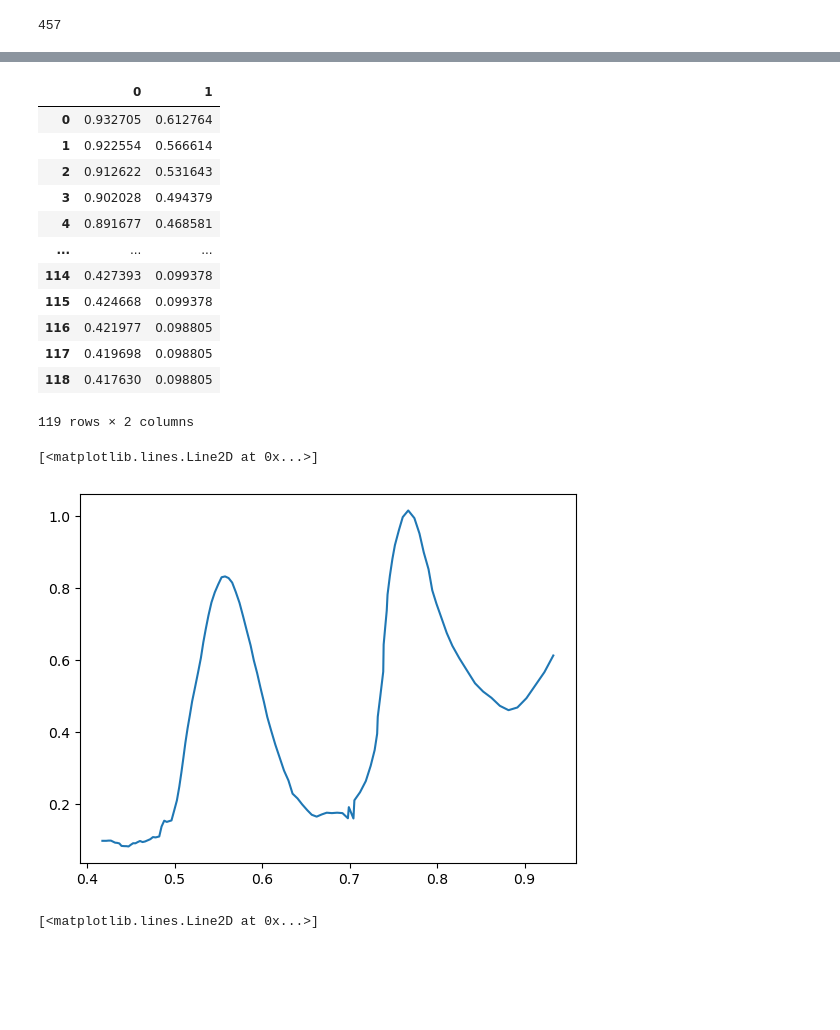
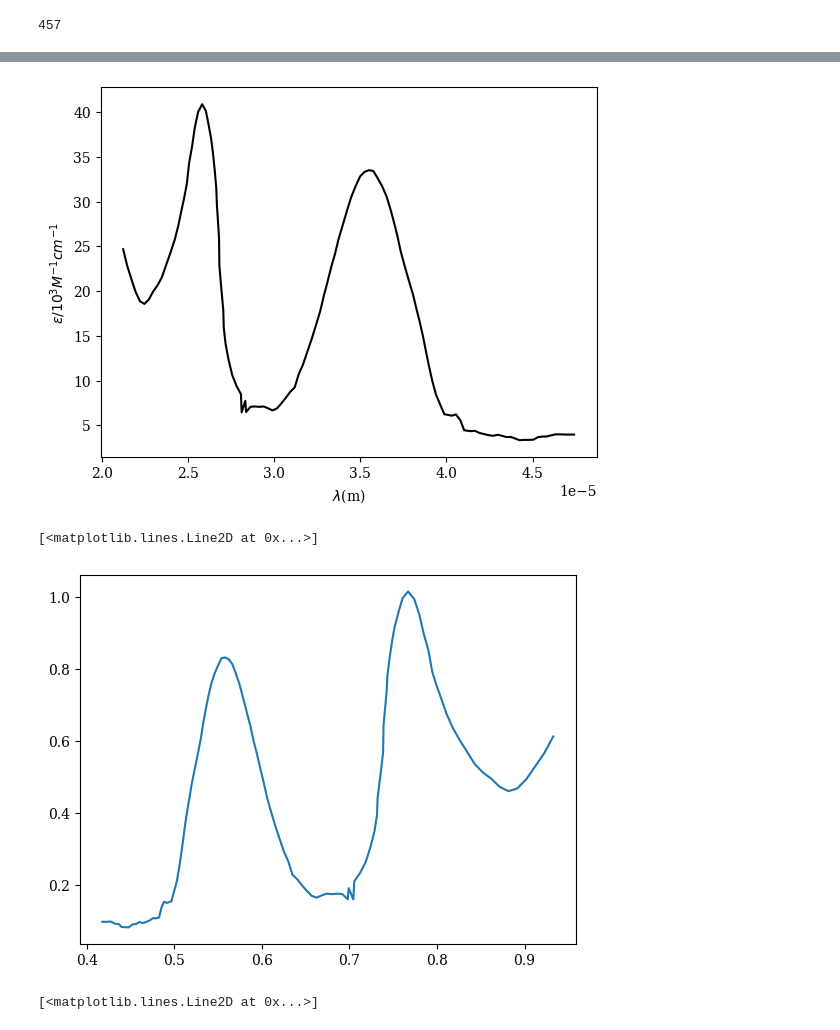
Before and after one commit to robalvess/Projeto-1---2025, a Jupyter notebook: try.ipynb, the cells around one changed output, grey strips where cells are left out. Saved outputs shown, nothing was run; the diff lists cells and outputs as text; code cells hidden in the pictures; blank space fills up the shorter version.

```diff
--- a/try.ipynb
+++ b/try.ipynb
@@ -187,5 +187,12 @@ plt.legend()
+# %%
+dataDY = pd.read_csv('dataDY.csv', sep =';', header=None)
+plt.plot(dataDY.iloc[:,0], dataDY.iloc[:,1], color = 'black')
+plt.ylabel('$\epsilon/10^3 M^{-1} cm^{-1} $')
+plt.xlabel('$\lambda$(m)')
+plt.savefig('dataDY2absorption.pdf', format='pdf')
+# %% [output]
+[figure, added]
 # %%
-dataDY = pd.read_csv('dataDY.csv', sep =';', header=None)
 dataDY.iloc[:,0] = 1/(dataDY.iloc[:,0])
 conversion = 789/629.016
 dataDY.iloc[:,1] = dataDY.iloc[:,1]*1e3*conversion
@@ -195,25 +202,10 @@ the absorption is very different than the one in the other papers. This differen
 it causes a shift of 3 orders in the mixing angle.'''
 
 dataDY
+plt.plot(dataDY.iloc[:,0], dataDY.iloc[:,1])
 # %% [output]
-|  | 0 | 1 |
-| 0 | 0.932705 | 0.612764 |
-| 1 | 0.922554 | 0.566614 |
-| 2 | 0.912622 | 0.531643 |
-| 3 | 0.902028 | 0.494379 |
-| 4 | 0.891677 | 0.468581 |
-| ... | ... | ... |
-| 114 | 0.427393 | 0.099378 |
-| 115 | 0.424668 | 0.099378 |
-| 116 | 0.421977 | 0.098805 |
-| 117 | 0.419698 | 0.098805 |
-| 118 | 0.417630 | 0.098805 |
-119 rows × 2 columns
+[<matplotlib.lines.Line2D at 0x...>]
+[figure, added]
-# %%
-plt.plot(dataDY.iloc[:,0], dataDY.iloc[:,1])
-# %% [output]
-[<matplotlib.lines.Line2D at 0x...>]
-[figure, removed]
 # %%
 fit4 = np.polyfit(dataDY.iloc[:,0], dataDY.iloc[:,1],2)
 
```
Also changed, not shown: parts of 8 cells of this notebook, 3 other files.
